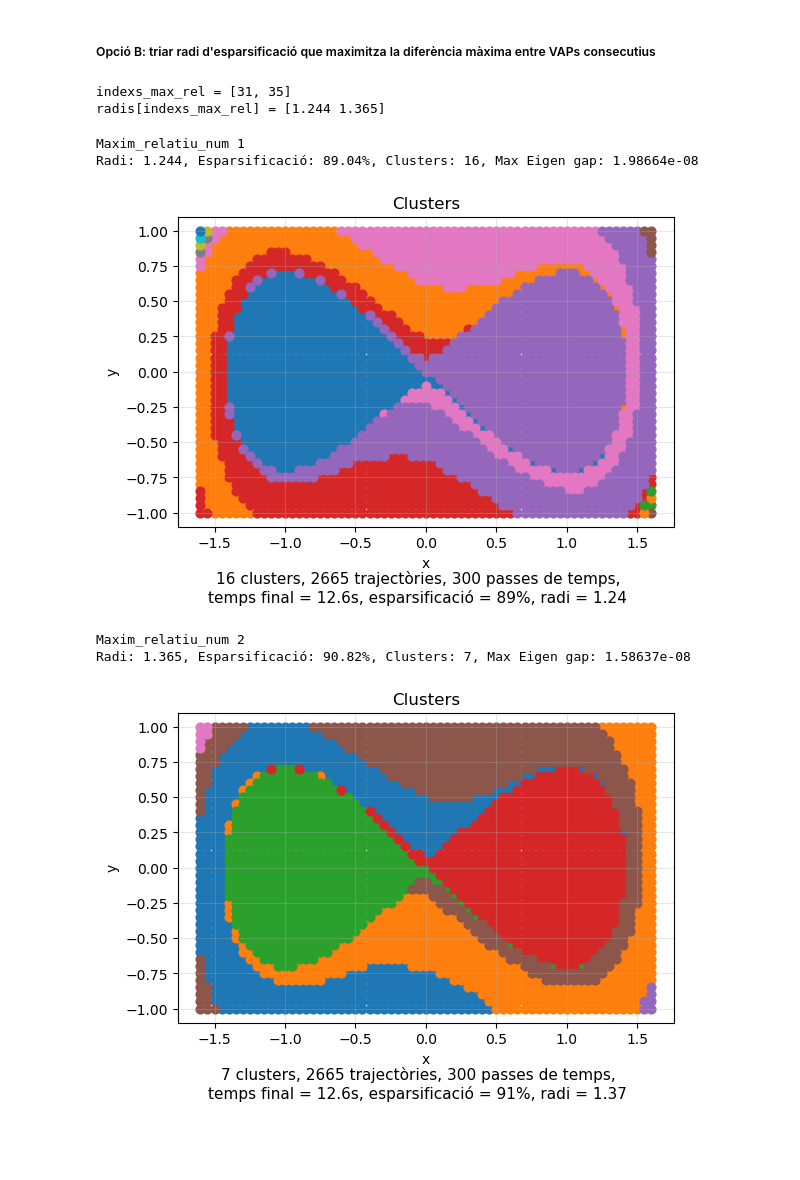
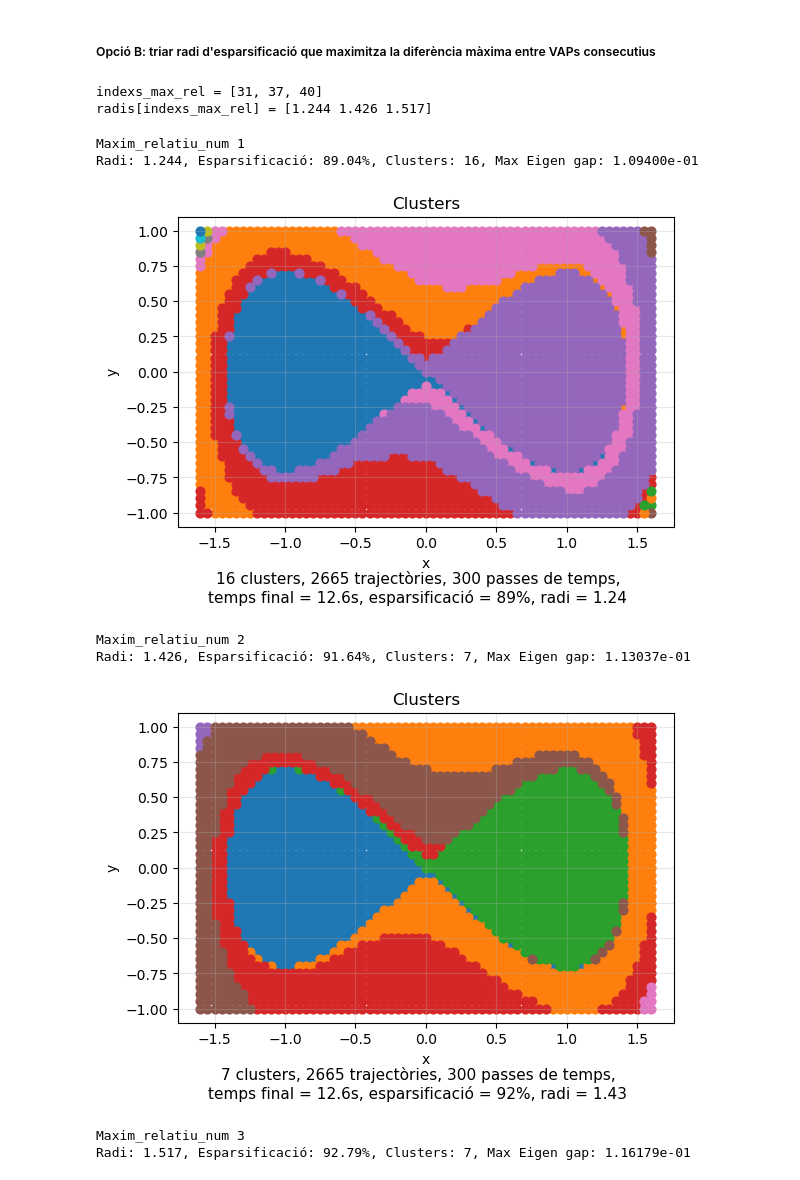
Before and after one commit to victor-lopz/spectral-clustering, a Jupyter notebook: notebooks/duffing_autonom.ipynb, the cells around one changed output. Drawn from its saved outputs; the diff is of its cells as text; code cells hidden in the pictures; blank space fills up the shorter version.

Commit message:
add normalized eigengap

```diff
--- a/notebooks/duffing_autonom.ipynb
+++ b/notebooks/duffing_autonom.ipynb
@@ -23,7 +23,7 @@ x_min, x_max = (-1.6, 1.6)
 y_min, y_max = (-1, 1)
 espai_entre_punts = 0.05
 max_clusters = 50
-num_radis = 80
+num_radis = 50
 # %%
 condicions_inicials = generar_condicions_inicials(espai_entre_punts, (x_min,x_max), (y_min,y_max))
 num_trajectories = len(condicions_inicials)
@@ -94,22 +94,24 @@ grafica_clusters(condicions_inicials, labels, num_clusters, sparsification_tol,
 ##### Opció B: triar radi d'esparsificació que maximitza la diferència màxima entre VAPs consecutius
 # %%
 plot_args = calcula_diffs_vs_radis(matriu_pesos, constant_diagonal, max_clusters, num_radis)
-diffs, nums_clusters, radis, estadistics, sparsificacions, veps_llista = plot_args
+diffs, diffs_normalitzades, nums_clusters, radis, estadistics, sparsificacions, veps_llista = plot_args
 # %%
-indexs_max_rel = troba_indexs_max_rel(diffs)
+indexs_max_rel = troba_indexs_max_rel(diffs_normalitzades)
 print("indexs_max_rel =", indexs_max_rel)
 print("radis[indexs_max_rel] =", radis[indexs_max_rel])
 # %% [output]
-indexs_max_rel = [31, 35]
-radis[indexs_max_rel] = [1.244 1.365]
+indexs_max_rel = [31, 37, 40]
+radis[indexs_max_rel] = [1.244 1.426 1.517]
 # %%
 grafica_clusters_maxs_rel(indexs_max_rel, radis, sparsificacions,
-                          nums_clusters, diffs, veps_llista, condicions_inicials,
+                          nums_clusters, diffs_normalitzades, veps_llista, condicions_inicials,
                           t_steps, t_span, subfolder="autonom_maxs_rels")
 # %% [output]
 Maxim_relatiu_num 1
-Radi: 1.244, Esparsificació: 89.04%, Clusters: 16, Max Eigen gap: 1.98664e-08
+Radi: 1.244, Esparsificació: 89.04%, Clusters: 16, Max Eigen gap: 1.09400e-01
 [figure]
 Maxim_relatiu_num 2
-Radi: 1.365, Esparsificació: 90.82%, Clusters: 7, Max Eigen gap: 1.58637e-08
+Radi: 1.426, Esparsificació: 91.64%, Clusters: 7, Max Eigen gap: 1.13037e-01
-[figure, old version]
+[figure, new version]
+Maxim_relatiu_num 3
+Radi: 1.517, Esparsificació: 92.79%, Clusters: 7, Max Eigen gap: 1.16179e-01
```
Also changed, not shown: parts of 2 cells of this notebook, 1 other file.
